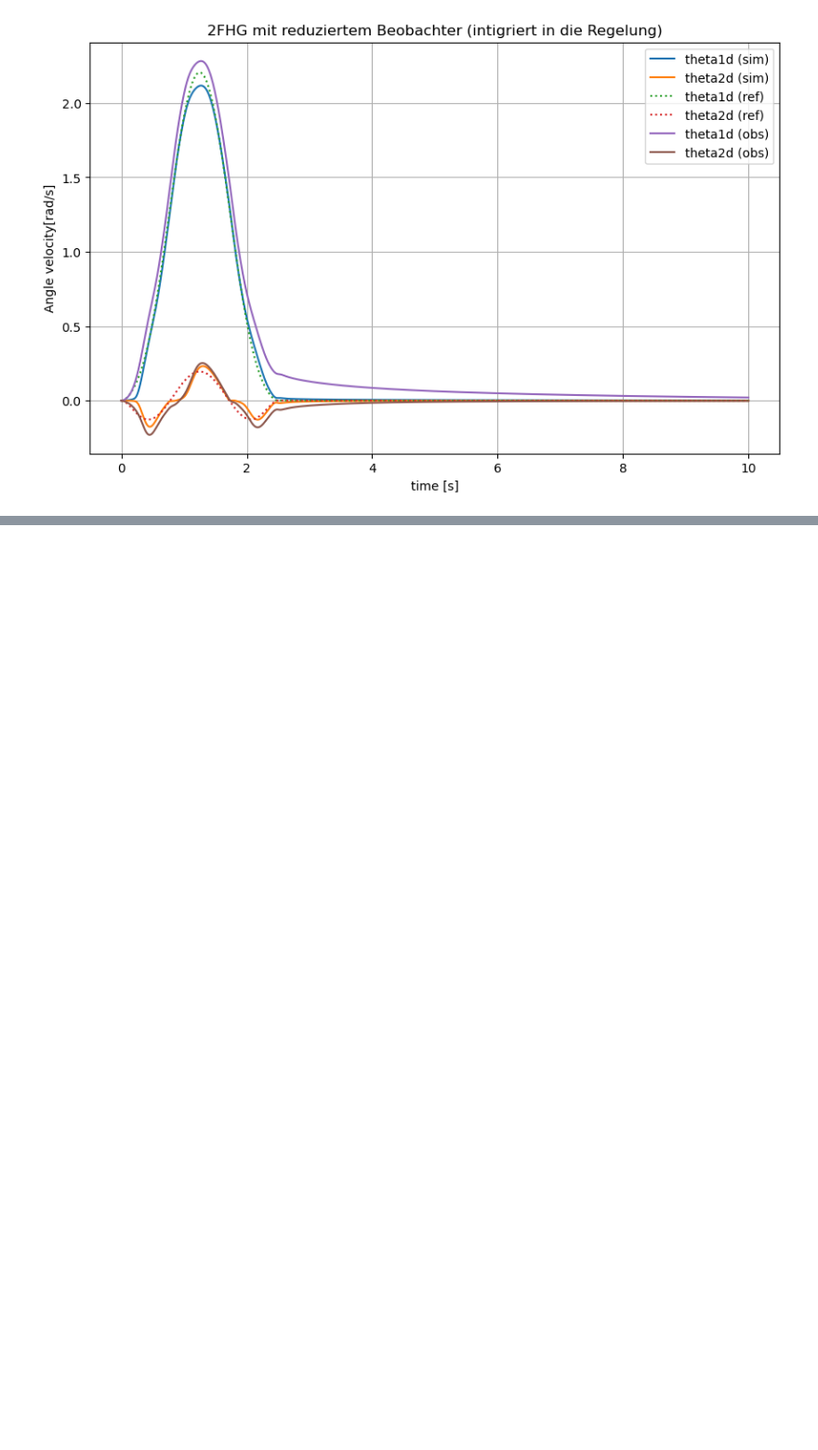
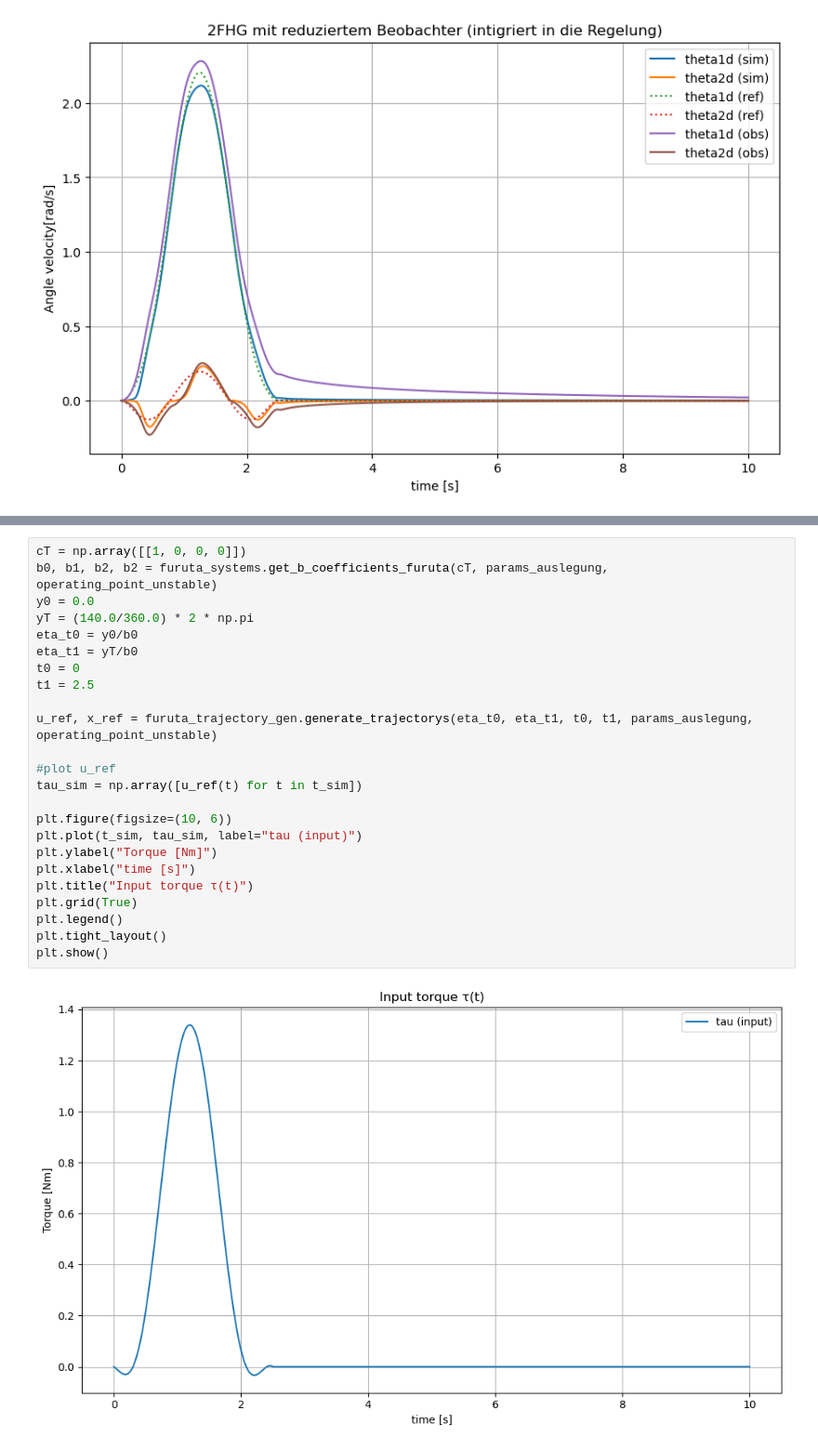
Before and after one commit to Martin-Pu/ACLabor, a Jupyter notebook: simon_test_area/3_9_u_3_10.ipynb, the cells around one changed output, grey strips where cells are left out. Shown at 93% size. Saved outputs shown, nothing was run; the diff lists cells and outputs as text; blank space fills up the shorter version.

```diff
--- a/simon_test_area/3_9_u_3_10.ipynb
+++ b/simon_test_area/3_9_u_3_10.ipynb
@@ -505,0 +557,26 @@ plt.show()
+# %%
+cT = np.array([[1, 0, 0, 0]])
+b0, b1, b2, b2 = furuta_systems.get_b_coefficients_furuta(cT, params_auslegung, operating_point_unstable)
+y0 = 0.0
+yT = (140.0/360.0) * 2 * np.pi
+eta_t0 = y0/b0
+eta_t1 = yT/b0
+t0 = 0
+t1 = 2.5
+
+u_ref, x_ref = furuta_trajectory_gen.generate_trajectorys(eta_t0, eta_t1, t0, t1, params_auslegung, operating_point_unstable)
+
+#plot u_ref
+tau_sim = np.array([u_ref(t) for t in t_sim])
+
+plt.figure(figsize=(10, 6))
+plt.plot(t_sim, tau_sim, label="tau (input)")
+plt.ylabel("Torque [Nm]")
+plt.xlabel("time [s]")
+plt.title("Input torque τ(t)")
+plt.grid(True)
+plt.legend()
+plt.tight_layout()
+plt.show()
+# %% [output]
+[figure, added]
```
Also changed, not shown: parts of 10 cells of this notebook, 1 other file.
